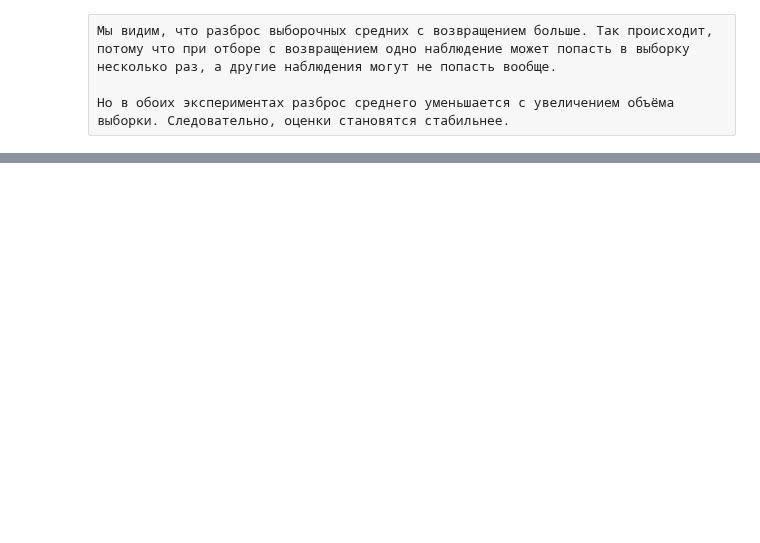
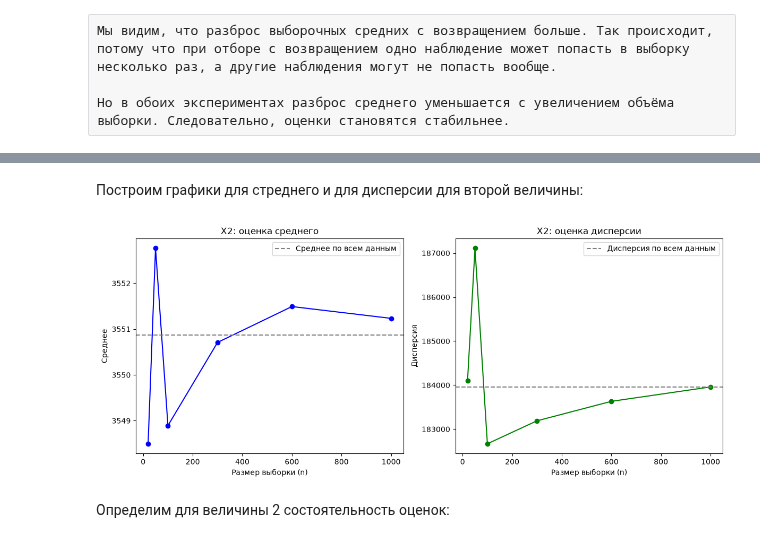
Before and after one commit to polina5544/Lab_1_MathStat, a Jupyter notebook: Lab1_Sprint1.ipynb, the cells around one changed output, grey strips where cells are left out. Cells and saved outputs as stored; diff of their text form; code cells hidden in the pictures; blank space fills up the shorter version.

```diff
--- a/Lab1_Sprint1.ipynb
+++ b/Lab1_Sprint1.ipynb
@@ -559,0 +596,47 @@ n
+# %% [markdown]
+Построим графики для стреднего и для дисперсии для второй величины:
+# %%
+fig, axes = plt.subplots(1, 2, figsize=(12, 5))
+
+# Оценка среднего
+axes[0].plot(
+    summary.index,
+    summary["mean_estimate"],
+    marker="o",
+    color="blue"
+)
+axes[0].axhline(
+    true_mean,
+    linestyle="--",
+    color="gray",
+    label="Среднее по всем данным"
+)
+axes[0].set_title("X2: оценка среднего")
+axes[0].set_xlabel("Размер выборки (n)")
+axes[0].set_ylabel("Среднее")
+axes[0].legend()
+
+# Оценка дисперсии
+axes[1].plot(
+    summary.index,
+    summary["variance_estimate"],
+    marker="o",
+    color="green"
+)
+axes[1].axhline(
+    true_variance,
+    linestyle="--",
+    color="gray",
+    label="Дисперсия по всем данным"
+)
+axes[1].set_title("X2: оценка дисперсии")
+axes[1].set_xlabel("Размер выборки (n)")
+axes[1].set_ylabel("Дисперсия")
+axes[1].legend()
+
+plt.tight_layout()
+plt.show()
+# %% [output]
+[figure, added]
+# %% [markdown]
+Определим для величины 2 состоятельность оценок:
```
Also changed, not shown: parts of 73 cells of this notebook.
